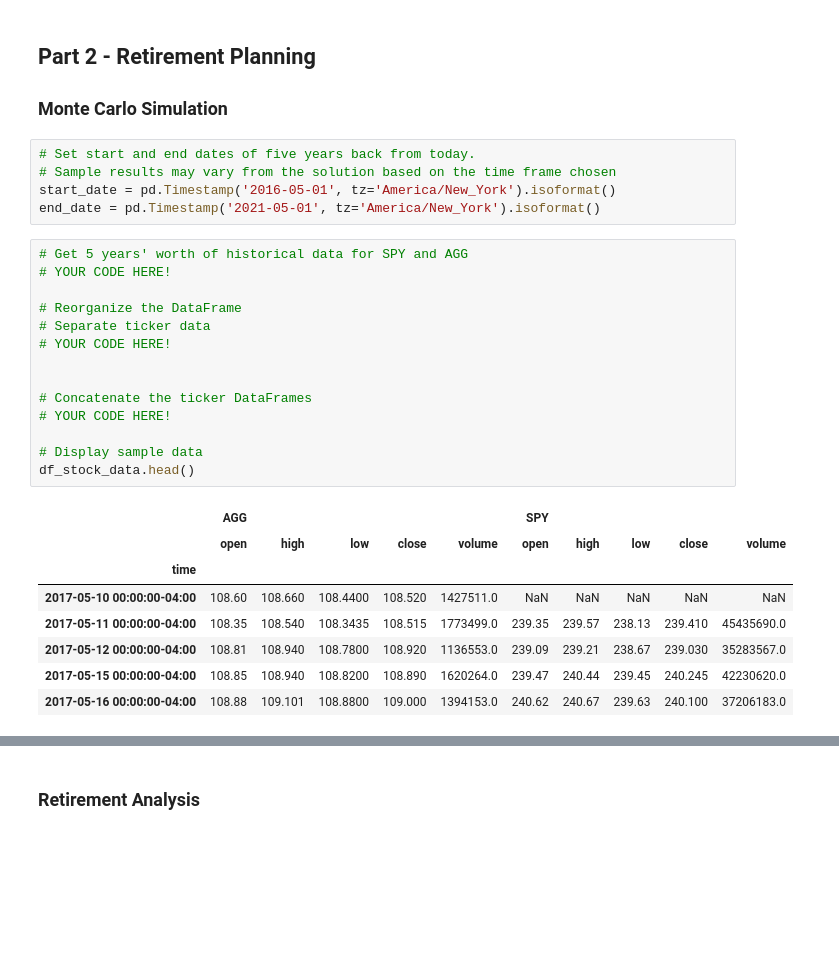
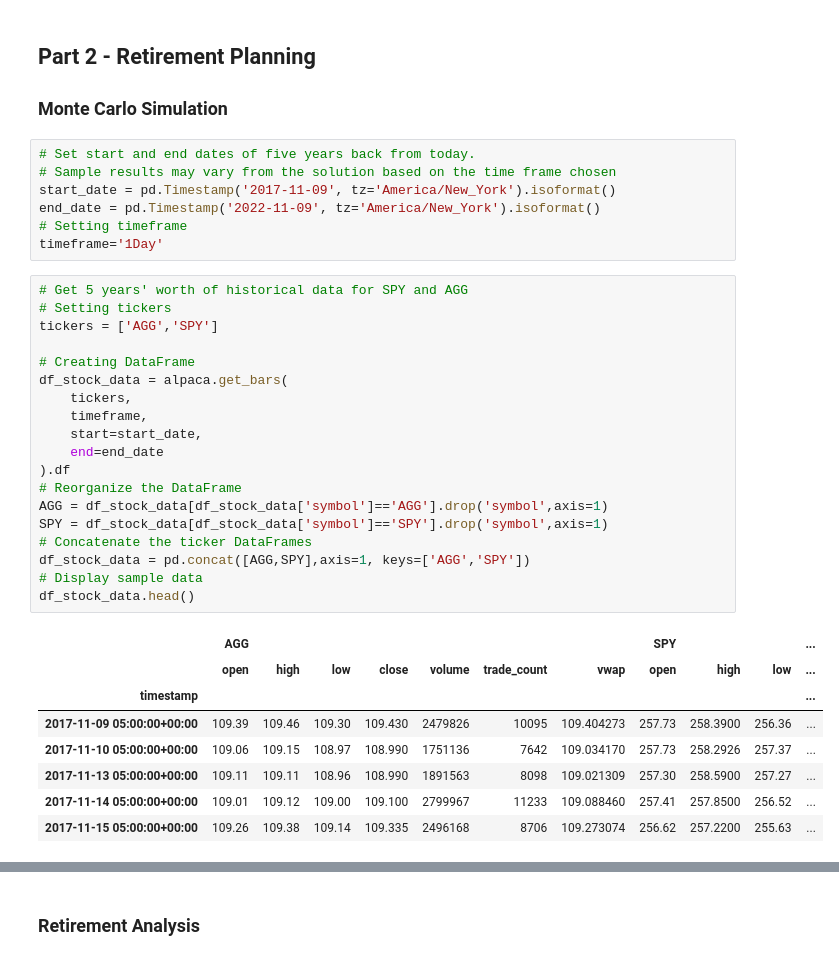
Before and after one commit to Aqui1983/Module_5_Homework, a Jupyter notebook: financial-planner.ipynb, the cells around one changed output, grey strips where cells are left out. Drawn from its saved outputs; the diff is of its cells as text; blank space fills up the shorter version.

```diff
--- a/financial-planner.ipynb
+++ b/financial-planner.ipynb
@@ -178,28 +191,35 @@ Congratulations! You have enough money in your emergency fund.
 # %%
 # Set start and end dates of five years back from today.
 # Sample results may vary from the solution based on the time frame chosen
-start_date = pd.Timestamp('2016-05-01', tz='America/New_York').isoformat()
-end_date = pd.Timestamp('2021-05-01', tz='America/New_York').isoformat()
+start_date = pd.Timestamp('2017-11-09', tz='America/New_York').isoformat()
+end_date = pd.Timestamp('2022-11-09', tz='America/New_York').isoformat()
+# Setting timeframe
+timeframe='1Day'
 # %%
 # Get 5 years' worth of historical data for SPY and AGG
-# YOUR CODE HERE!
+# Setting tickers
+tickers = ['AGG','SPY']
 
+# Creating DataFrame
+df_stock_data = alpaca.get_bars(
+    tickers,
+    timeframe,
+    start=start_date,
+    end=end_date
+).df
 # Reorganize the DataFrame
-# Separate ticker data
-# YOUR CODE HERE!
-
-
+AGG = df_stock_data[df_stock_data['symbol']=='AGG'].drop('symbol',axis=1)
+SPY = df_stock_data[df_stock_data['symbol']=='SPY'].drop('symbol',axis=1)
 # Concatenate the ticker DataFrames
-# YOUR CODE HERE!
-
+df_stock_data = pd.concat([AGG,SPY],axis=1, keys=['AGG','SPY'])
 # Display sample data
 df_stock_data.head()
 # %% [output]
-|  | AGG |  |  |  |  | SPY |  |  |  |  |
-|  | open | high | low | close | volume | open | high | low | close | volume |
-| time |  |  |  |  |  |  |  |  |  |  |
-| 2017-05-10 00:00:00-04:00 | 108.60 | 108.660 | 108.4400 | 108.520 | 1427511.0 | NaN | NaN | NaN | NaN | NaN |
-| 2017-05-11 00:00:00-04:00 | 108.35 | 108.540 | 108.3435 | 108.515 | 1773499.0 | 239.35 | 239.57 | 238.13 | 239.410 | 45435690.0 |
-| 2017-05-12 00:00:00-04:00 | 108.81 | 108.940 | 108.7800 | 108.920 | 1136553.0 | 239.09 | 239.21 | 238.67 | 239.030 | 35283567.0 |
-| 2017-05-15 00:00:00-04:00 | 108.85 | 108.940 | 108.8200 | 108.890 | 1620264.0 | 239.47 | 240.44 | 239.45 | 240.245 | 42230620.0 |
-| 2017-05-16 00:00:00-04:00 | 108.88 | 109.101 | 108.8800 | 109.000 | 1394153.0 | 240.62 | 240.67 | 239.63 | 240.100 | 37206183.0 |
+|  | AGG |  |  |  |  |  |  | SPY |  |  | ... |
+|  | open | high | low | close | volume | trade_count | vwap | open | high | low | ... |
+| timestamp |  |  |  |  |  |  |  |  |  |  | ... |
+| 2017-11-09 05:00:00+00:00 | 109.39 | 109.46 | 109.30 | 109.430 | 2479826 | 10095 | 109.404273 | 257.73 | 258.3900 | 256.36 | ... |
+| 2017-11-10 05:00:00+00:00 | 109.06 | 109.15 | 108.97 | 108.990 | 1751136 | 7642 | 109.034170 | 257.73 | 258.2926 | 257.37 | ... |
+| 2017-11-13 05:00:00+00:00 | 109.11 | 109.11 | 108.96 | 108.990 | 1891563 | 8098 | 109.021309 | 257.30 | 258.5900 | 257.27 | ... |
+| 2017-11-14 05:00:00+00:00 | 109.01 | 109.12 | 109.00 | 109.100 | 2799967 | 11233 | 109.088460 | 257.41 | 257.8500 | 256.52 | ... |
+| 2017-11-15 05:00:00+00:00 | 109.26 | 109.38 | 109.14 | 109.335 | 2496168 | 8706 | 109.273074 | 256.62 | 257.2200 | 255.63 | ... |
```
Also changed, not shown: parts of 18 cells of this notebook.
